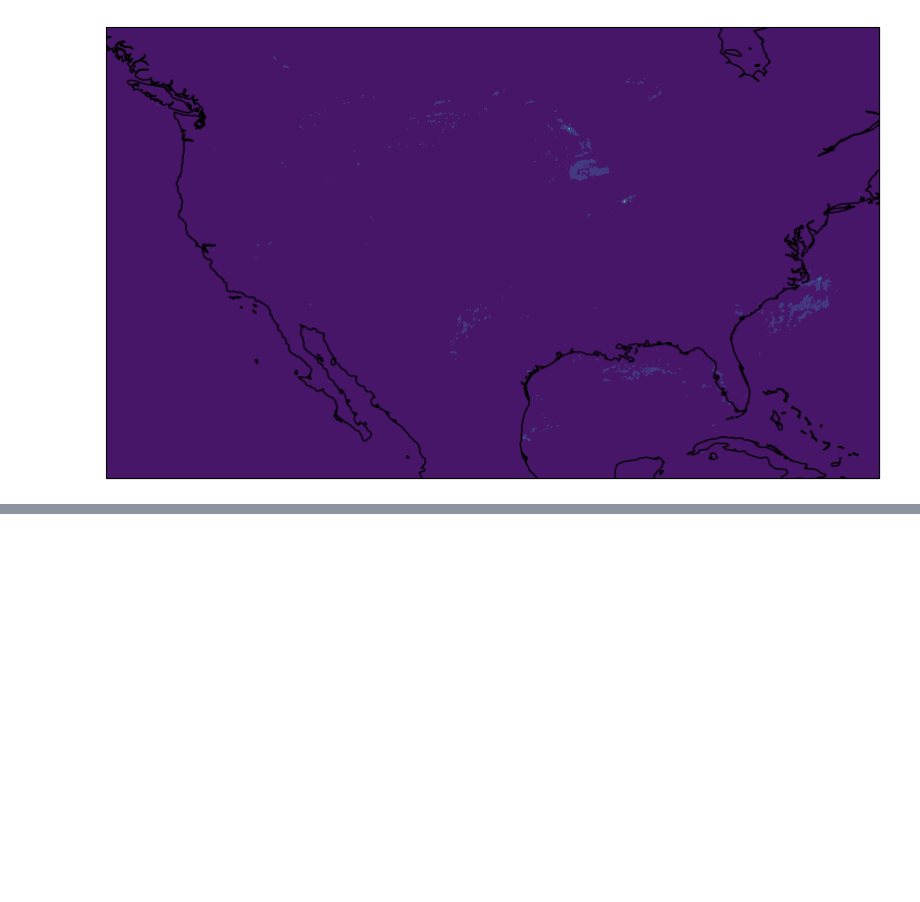
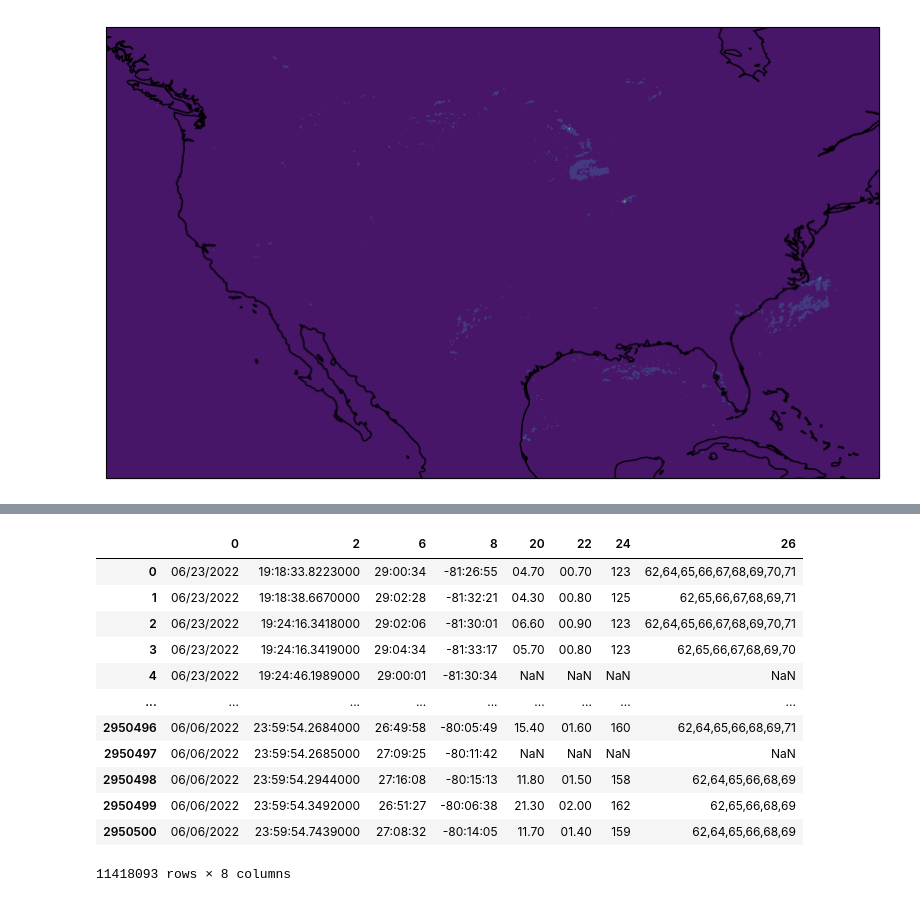
Before and after one commit to bmccl87/merlin_data_analysis, a Jupyter notebook: mrms_vii.ipynb, the cells around one changed output, grey strips where cells are left out. Cells and saved outputs as stored; diff of their text form; code cells hidden in the pictures; blank space fills up the shorter version.

```diff
--- a/mrms_vii.ipynb
+++ b/mrms_vii.ipynb
@@ -68,0 +113,16 @@ lons_file.close()
+# %%
+# file = open(data_stor+'merlin_cg_df.p','wb')
+# pickle.dump(merlin_cg,file)
+# file.close()
+
+file = open('/Users/brandonmcclung/Data/pickles/merlin_cg_df.p','rb')
+cg_data = pickle.load(file)
+file.close()
+
+cc_data = pd.read_pickle("/Users/brandonmcclung/Data/pickles/2022_06_merlin_cc_df.p")
+
+# file = open('/Users/brandonmcclung/Data/pickles/2022_06_merlin_cc_df.p','rb')
+# cc_data = pickle.load(file)
+# file.close()
+
+# cc_data = pickle.load('Users/brandonmcclung/Data/KSC_Weather_Archive/pickles/2022_06_merlin_cc_df.p')
@@ -68,0 +146,16 @@ lons_file.close()
+# %%
+cc_data
+# %% [output]
+|  | 0 | 2 | 6 | 8 | 20 | 22 | 24 | 26 |
+| 0 | 06/23/2022 | 19:18:33.8223000 | 29:00:34 | -81:26:55 | 04.70 | 00.70 | 123 | 62,64,65,66,67,68,69,70,71 |
+| 1 | 06/23/2022 | 19:18:38.6670000 | 29:02:28 | -81:32:21 | 04.30 | 00.80 | 125 | 62,65,66,67,68,69,71 |
+| 2 | 06/23/2022 | 19:24:16.3418000 | 29:02:06 | -81:30:01 | 06.60 | 00.90 | 123 | 62,64,65,66,67,68,69,70,71 |
+| 3 | 06/23/2022 | 19:24:16.3419000 | 29:04:34 | -81:33:17 | 05.70 | 00.80 | 123 | 62,65,66,67,68,69,70 |
+| 4 | 06/23/2022 | 19:24:46.1989000 | 29:00:01 | -81:30:34 | NaN | NaN | NaN | NaN |
+| ... | ... | ... | ... | ... | ... | ... | ... | ... |
+| 2950496 | 06/06/2022 | 23:59:54.2684000 | 26:49:58 | -80:05:49 | 15.40 | 01.60 | 160 | 62,64,65,66,68,69,71 |
+| 2950497 | 06/06/2022 | 23:59:54.2685000 | 27:09:25 | -80:11:42 | NaN | NaN | NaN | NaN |
+| 2950498 | 06/06/2022 | 23:59:54.2944000 | 27:16:08 | -80:15:13 | 11.80 | 01.50 | 158 | 62,64,65,66,68,69 |
+| 2950499 | 06/06/2022 | 23:59:54.3492000 | 26:51:27 | -80:06:38 | 21.30 | 02.00 | 162 | 62,65,66,68,69 |
+| 2950500 | 06/06/2022 | 23:59:54.7439000 | 27:08:32 | -80:14:05 | 11.70 | 01.40 | 159 | 62,64,65,66,68,69 |
+11418093 rows × 8 columns
```
Also changed, not shown: parts of 5 cells of this notebook, 2 other files.
